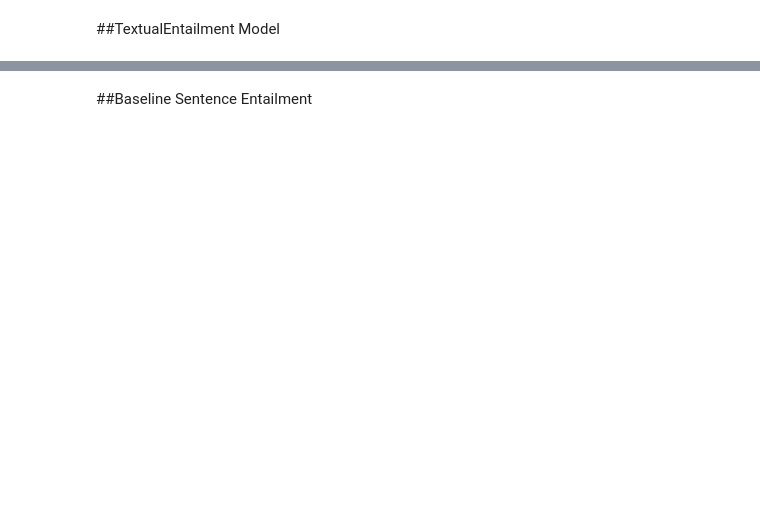
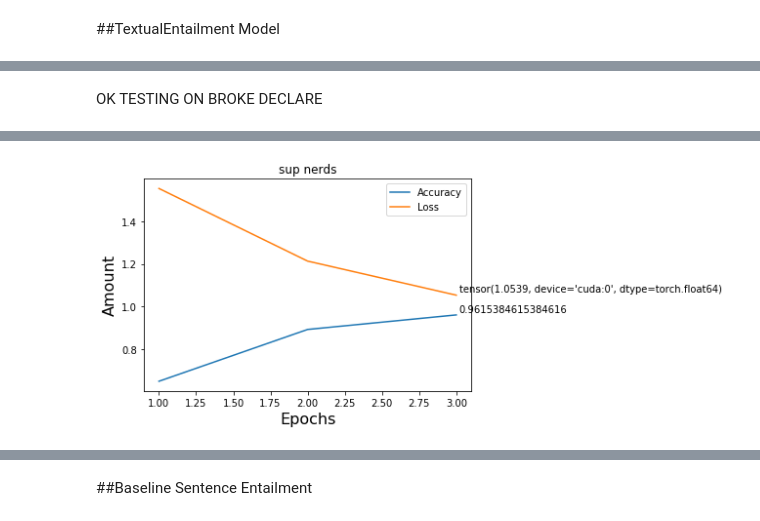
Before and after one commit to PiotrusWatson/level4project, a Jupyter notebook: data/ipynbs/textual_entailment_snli.ipynb, the cells around one changed output, grey strips where cells are left out. Cells and saved outputs as stored; diff of their text form; code cells hidden in the pictures; blank space fills up the shorter version.

```diff
--- a/data/ipynbs/textual_entailment_snli.ipynb
+++ b/data/ipynbs/textual_entailment_snli.ipynb
@@ -937,0 +1144,5 @@ Confusion matrix:
+# %% [markdown]
+OK TESTING ON BROKE DECLARE
+# %%
+broke_real_results, broke_predicted_ys = run_model(models["broke_declare"], datasets["politifact"], Hyperparameters)
+# %% [output]
@@ -937,0 +1168 @@ Confusion matrix:
+[figure, added]
```
Also changed, not shown: parts of 50 cells of this notebook.
